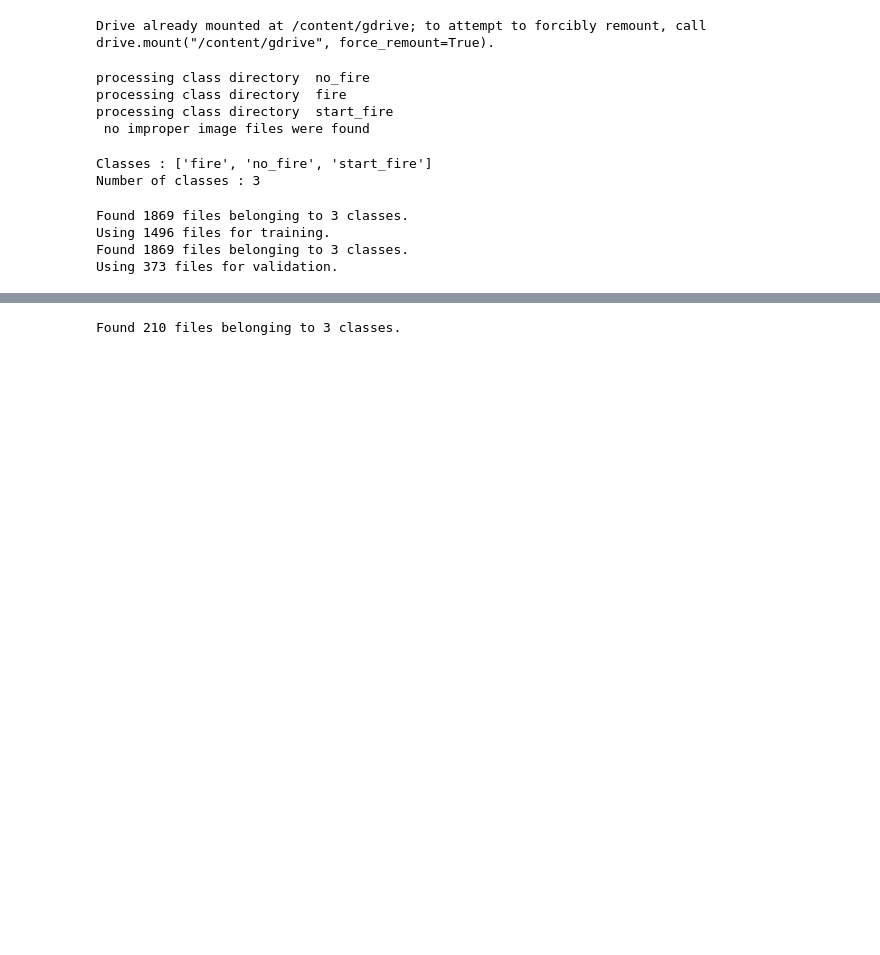
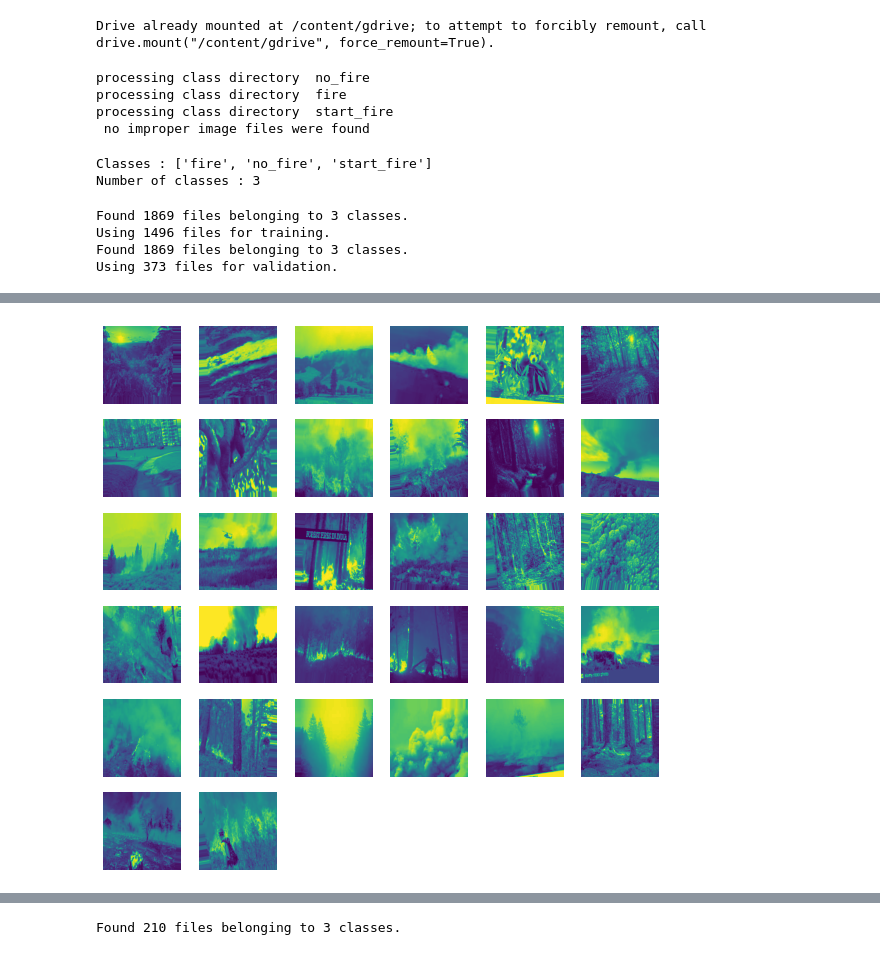
Before and after one commit to Mogreine29/HandOnAI_1, a Jupyter notebook: Fire_Classifier.ipynb, the cells around one changed output, grey strips where cells are left out. Drawn from its saved outputs; the diff is of its cells as text; code cells hidden in the pictures; blank space fills up the shorter version.

```diff
--- a/Fire_Classifier.ipynb
+++ b/Fire_Classifier.ipynb
@@ -234,0 +276,10 @@ Found 372 images belonging to 3 classes.
+# %%
+plt.figure(figsize=(10, 10))
+images, _ = next(train_bw_generator)
+
+for i in range(32):
+    ax = plt.subplot(6, 6, i + 1)
+    plt.imshow(images[i][:,:,0])
+    plt.axis("off")
+# %% [output]
+[figure, added]
```
Also changed, not shown: parts of 10 cells of this notebook.
